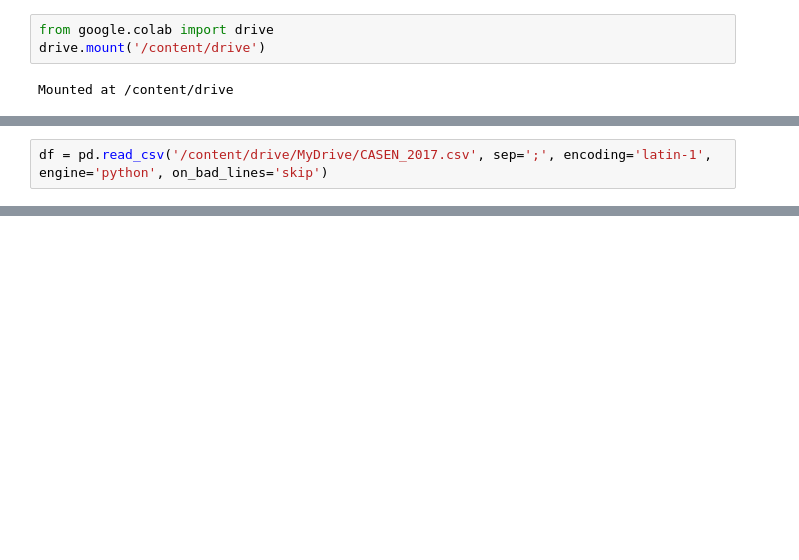
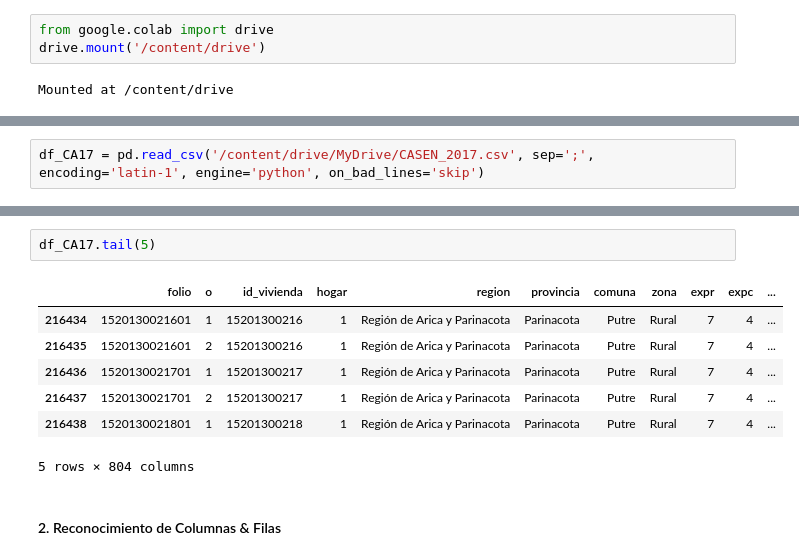
Before and after one commit to RodrigoLefin/Clase1_Diplomado25-04-2022, a Jupyter notebook: Prueba_recuperativa_python_herramientas_analisis.ipynb, the cells around one changed output, grey strips where cells are left out. Drawn from its saved outputs; the diff is of its cells as text; blank space fills up the shorter version.

```diff
--- a/Prueba_recuperativa_python_herramientas_analisis.ipynb
+++ b/Prueba_recuperativa_python_herramientas_analisis.ipynb
@@ -10,3 +38,3 @@ import pandas as pd
 # %%
-df = pd.read_csv('/content/drive/MyDrive/CASEN_2017.csv', sep=';', encoding='latin-1', engine='python', on_bad_lines='skip')
+df_CA17 = pd.read_csv('/content/drive/MyDrive/CASEN_2017.csv', sep=';', encoding='latin-1', engine='python', on_bad_lines='skip')
 # %%
@@ -24,3 +52,15 @@ df.head(10)
 | 8 | 110110020601 | 2 | 1101100206 | 1 | Región de Tarapacá | Iquique | Iquique | Urbano | 39 | 33 | ... |
 | 9 | 110110020901 | 1 | 1101100209 | 1 | Región de Tarapacá | Iquique | Iquique | Urbano | 39 | 33 | ... |
 10 rows × 804 columns
+# %%
+df_CA17.tail(5)
+# %% [output]
+|  | folio | o | id_vivienda | hogar | region | provincia | comuna | zona | expr | expc | ... |
+| 216434 | 1520130021601 | 1 | 15201300216 | 1 | Región de Arica y Parinacota | Parinacota | Putre | Rural | 7 | 4 | ... |
+| 216435 | 1520130021601 | 2 | 15201300216 | 1 | Región de Arica y Parinacota | Parinacota | Putre | Rural | 7 | 4 | ... |
+| 216436 | 1520130021701 | 1 | 15201300217 | 1 | Región de Arica y Parinacota | Parinacota | Putre | Rural | 7 | 4 | ... |
+| 216437 | 1520130021701 | 2 | 15201300217 | 1 | Región de Arica y Parinacota | Parinacota | Putre | Rural | 7 | 4 | ... |
+| 216438 | 1520130021801 | 1 | 15201300218 | 1 | Región de Arica y Parinacota | Parinacota | Putre | Rural | 7 | 4 | ... |
+5 rows × 804 columns
+# %% [markdown]
+#### 2. Reconocimiento de Columnas & Filas
```
Also changed, not shown: parts of 15 cells of this notebook.
